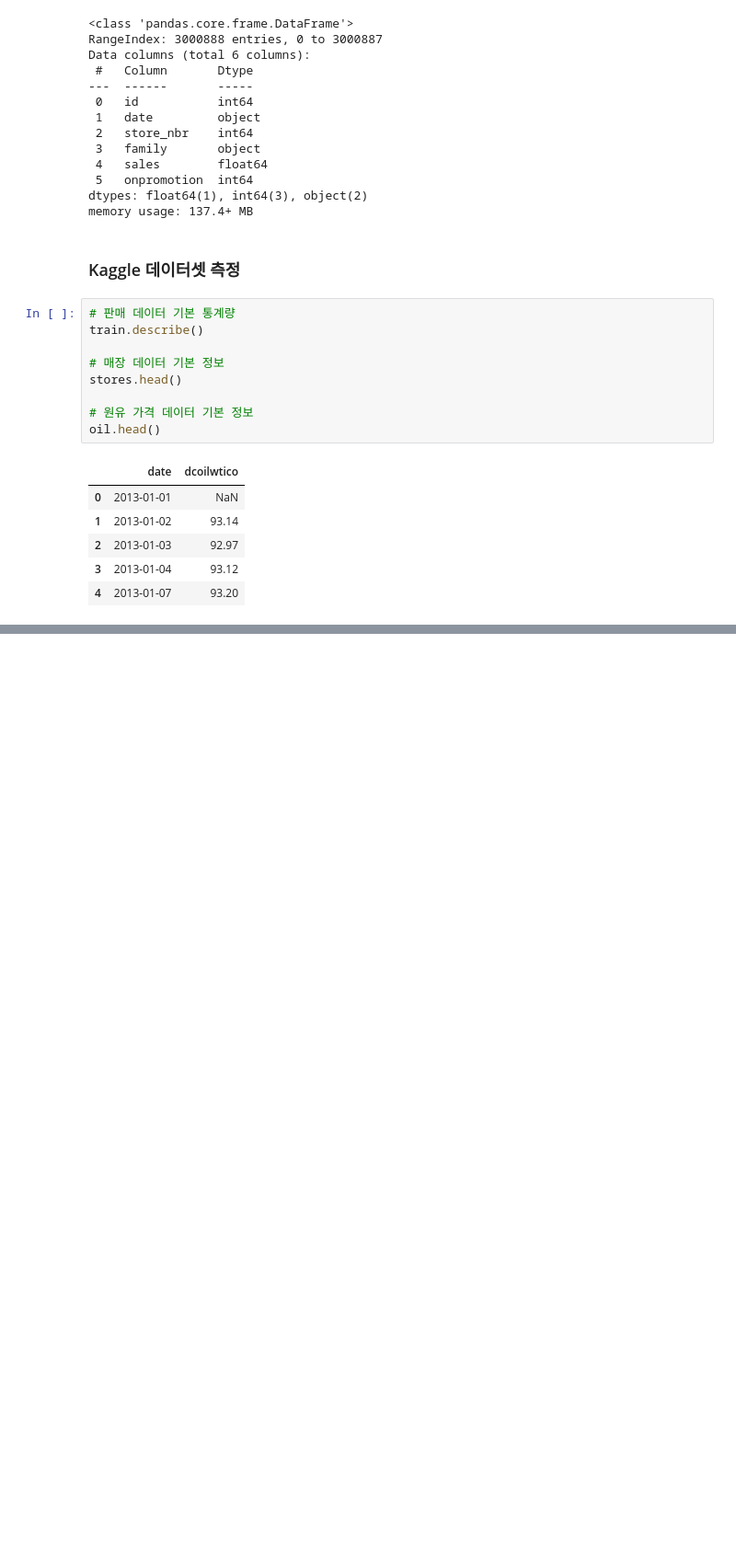
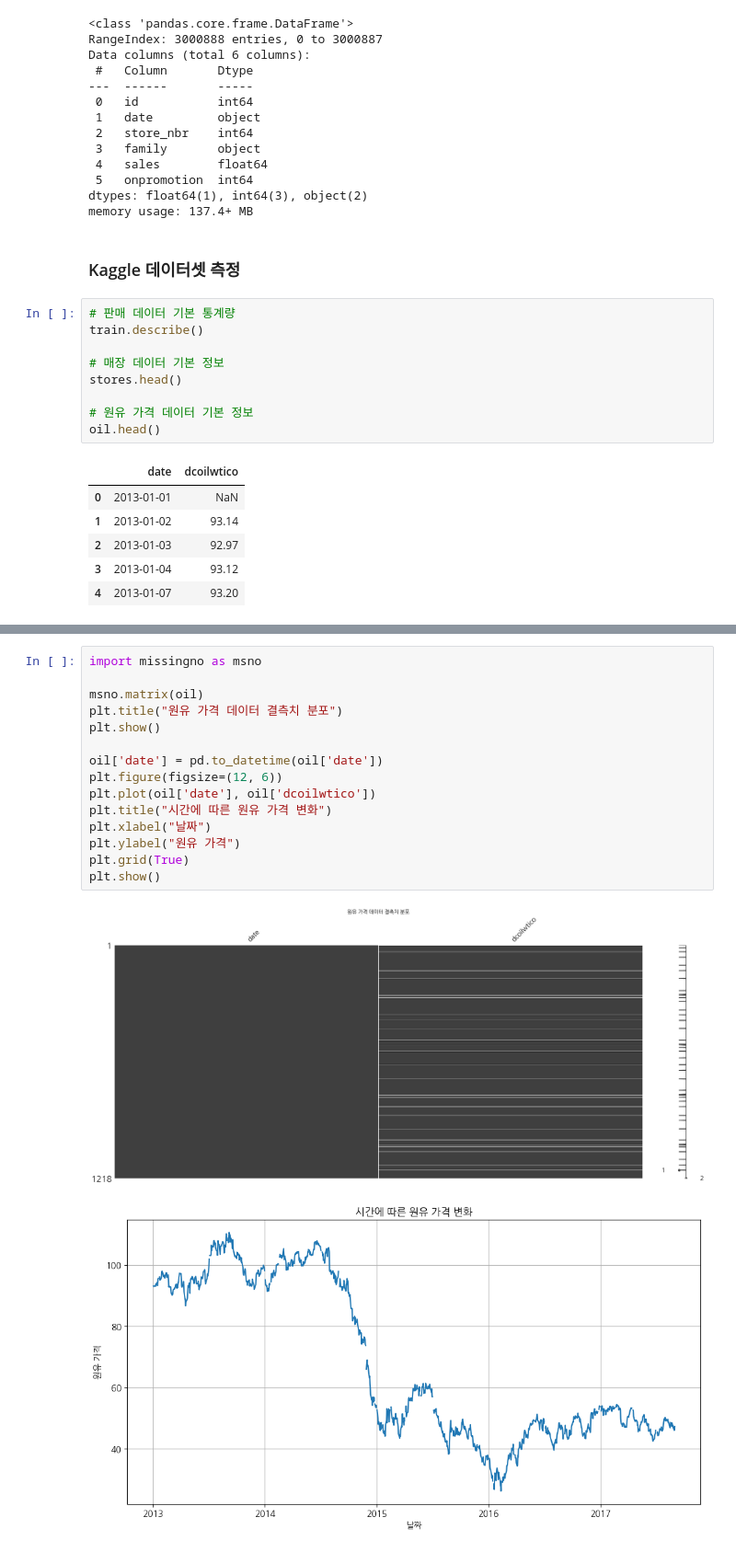
Before and after one commit to CashaEl/Data-Analysis-with-Open-Source, a Jupyter notebook: 오픈소스_데이터_분석_6강.ipynb, the cells around one changed output, grey strips where cells are left out. Shown at 92% size. Cells and saved outputs as stored; diff of their text form; blank space fills up the shorter version.

```diff
--- a/오픈소스_데이터_분석_6강.ipynb
+++ b/오픈소스_데이터_분석_6강.ipynb
@@ -239,0 +706,18 @@ oil.head()
+# %%
+import missingno as msno
+
+msno.matrix(oil)
+plt.title("원유 가격 데이터 결측치 분포")
+plt.show()
+
+oil['date'] = pd.to_datetime(oil['date'])
+plt.figure(figsize=(12, 6))
+plt.plot(oil['date'], oil['dcoilwtico'])
+plt.title("시간에 따른 원유 가격 변화")
+plt.xlabel("날짜")
+plt.ylabel("원유 가격")
+plt.grid(True)
+plt.show()
+# %% [output]
+[figure, added]
+[figure, added]
```
Also changed, not shown: parts of 25 cells of this notebook.
